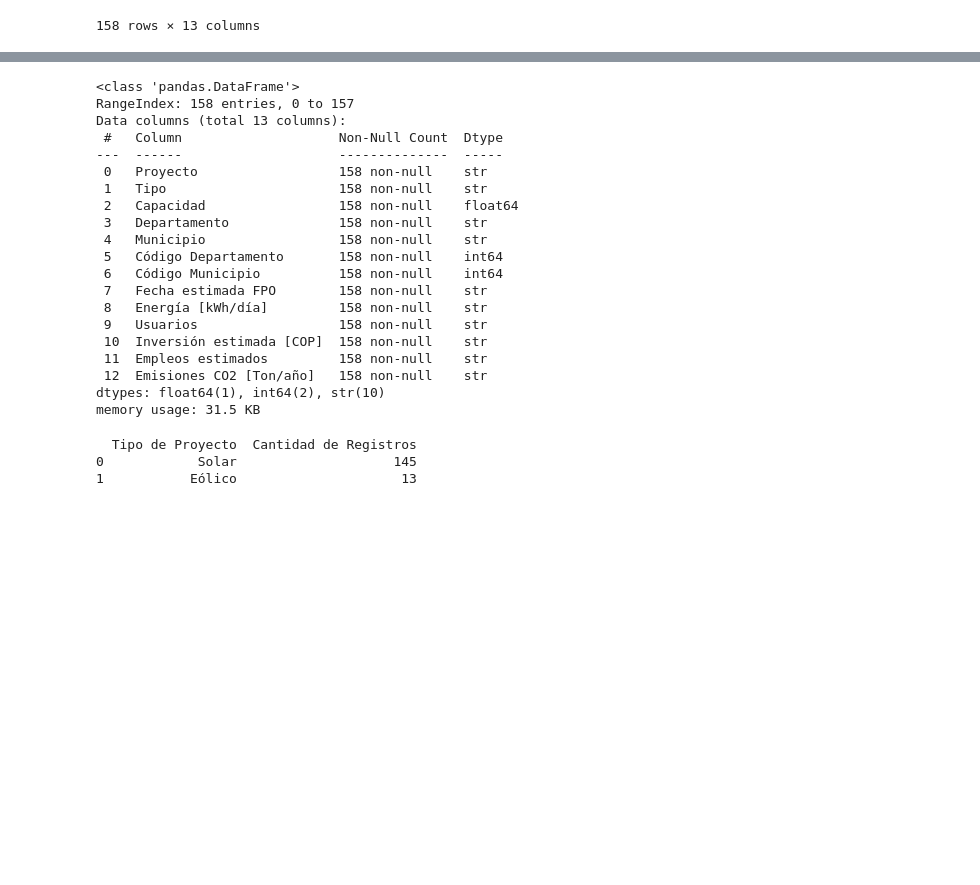
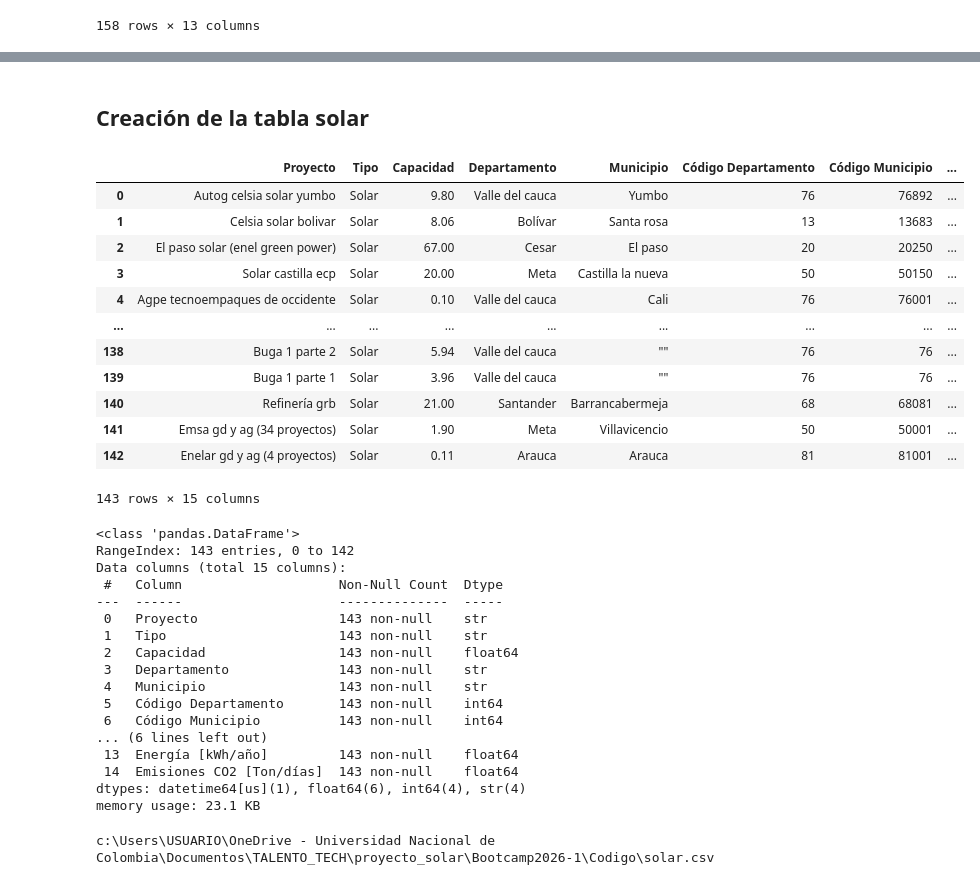
Before and after one commit to upar1234/Bootcamp2026-1, a Jupyter notebook: Codigo/cleaningDataMetaDB.ipynb, the cells around one changed output, grey strips where cells are left out. Saved outputs shown, nothing was run; the diff lists cells and outputs as text; code cells hidden in the pictures; blank space fills up the shorter version.

```diff
--- a/Codigo/cleaningDataMetaDB.ipynb
+++ b/Codigo/cleaningDataMetaDB.ipynb
@@ -24,37 +524,49 @@ df
+# %% [markdown]
+## Creación de la tabla solar
+# %%
+solar = df1[df1["Tipo"] == "Solar"].reset_index(drop=True)
+solar
+# %% [output]
+|  | Proyecto | Tipo | Capacidad | Departamento | Municipio | Código Departamento | Código Municipio | ... |
+| 0 | Autog celsia solar yumbo | Solar | 9.80 | Valle del cauca | Yumbo | 76 | 76892 | ... |
+| 1 | Celsia solar bolivar | Solar | 8.06 | Bolívar | Santa rosa | 13 | 13683 | ... |
+| 2 | El paso solar (enel green power) | Solar | 67.00 | Cesar | El paso | 20 | 20250 | ... |
+| 3 | Solar castilla ecp | Solar | 20.00 | Meta | Castilla la nueva | 50 | 50150 | ... |
+| 4 | Agpe tecnoempaques de occidente | Solar | 0.10 | Valle del cauca | Cali | 76 | 76001 | ... |
+| ... | ... | ... | ... | ... | ... | ... | ... | ... |
+| 138 | Buga 1 parte 2 | Solar | 5.94 | Valle del cauca | "" | 76 | 76 | ... |
+| 139 | Buga 1 parte 1 | Solar | 3.96 | Valle del cauca | "" | 76 | 76 | ... |
+| 140 | Refinería grb | Solar | 21.00 | Santander | Barrancabermeja | 68 | 68081 | ... |
+| 141 | Emsa gd y ag (34 proyectos) | Solar | 1.90 | Meta | Villavicencio | 50 | 50001 | ... |
+| 142 | Enelar gd y ag (4 proyectos) | Solar | 0.11 | Arauca | Arauca | 81 | 81001 | ... |
+143 rows × 15 columns
 # %%
-df.info()
+solar.info()
 # %% [output]
 <class 'pandas.DataFrame'>
-RangeIndex: 158 entries, 0 to 157
-Data columns (total 13 columns):
+RangeIndex: 143 entries, 0 to 142
+Data columns (total 15 columns):
  #   Column                    Non-Null Count  Dtype
 ---  ------                    --------------  -----
- 0   Proyecto                  158 non-null    str
- 1   Tipo                      158 non-null    str
- 2   Capacidad                 158 non-null    float64
- 3   Departamento              158 non-null    str
- 4   Municipio                 158 non-null    str
- 5   Código Departamento       158 non-null    int64
- 6   Código Municipio          158 non-null    int64
- 7   Fecha estimada FPO        158 non-null    str
- 8   Energía [kWh/día]         158 non-null    str
- 9   Usuarios                  158 non-null    str
- 10  Inversión estimada [COP]  158 non-null    str
- 11  Empleos estimados         158 non-null    str
- 12  Emisiones CO2 [Ton/año]   158 non-null    str
-dtypes: float64(1), int64(2), str(10)
-memory usage: 31.5 KB
+ 0   Proyecto                  143 non-null    str
+ 1   Tipo                      143 non-null    str
+ 2   Capacidad                 143 non-null    float64
+ 3   Departamento              143 non-null    str
+ 4   Municipio                 143 non-null    str
+ 5   Código Departamento       143 non-null    int64
+ 6   Código Municipio          143 non-null    int64
+... (6 lines left out)
+ 13  Energía [kWh/año]         143 non-null    float64
+ 14  Emisiones CO2 [Ton/días]  143 non-null    float64
+dtypes: datetime64[us](1), float64(6), int64(4), str(4)
+memory usage: 23.1 KB
-# %%
-
-# Cuenta los registros y lo convierte en una tabla organizada
-resumen_tipos = df['Tipo'].value_counts().reset_index()
-
-# Opcional: Le cambiamos el nombre a las columnas para que sea más claro
-resumen_tipos.columns = ['Tipo de Proyecto', 'Cantidad de Registros']
-
-# Mostramos el resultado
-print(resumen_tipos)
-# %% [output]
-  Tipo de Proyecto  Cantidad de Registros
-0            Solar                    145
-1           Eólico                     13
+# %%
+from IPython.display import FileLink
+
+# 1. Guardas el DataFrame como CSV
+solar.to_csv('solar.csv', index=False)
+
+# 2. Creas un enlace de descarga interactivo
+FileLink('solar.csv')
+# %% [output]
+c:\Users\USUARIO\OneDrive - Universidad Nacional de Colombia\Documentos\TALENTO_TECH\proyecto_solar\Bootcamp2026-1\Codigo\solar.csv
```
Also changed, not shown: parts of 39 cells of this notebook.
